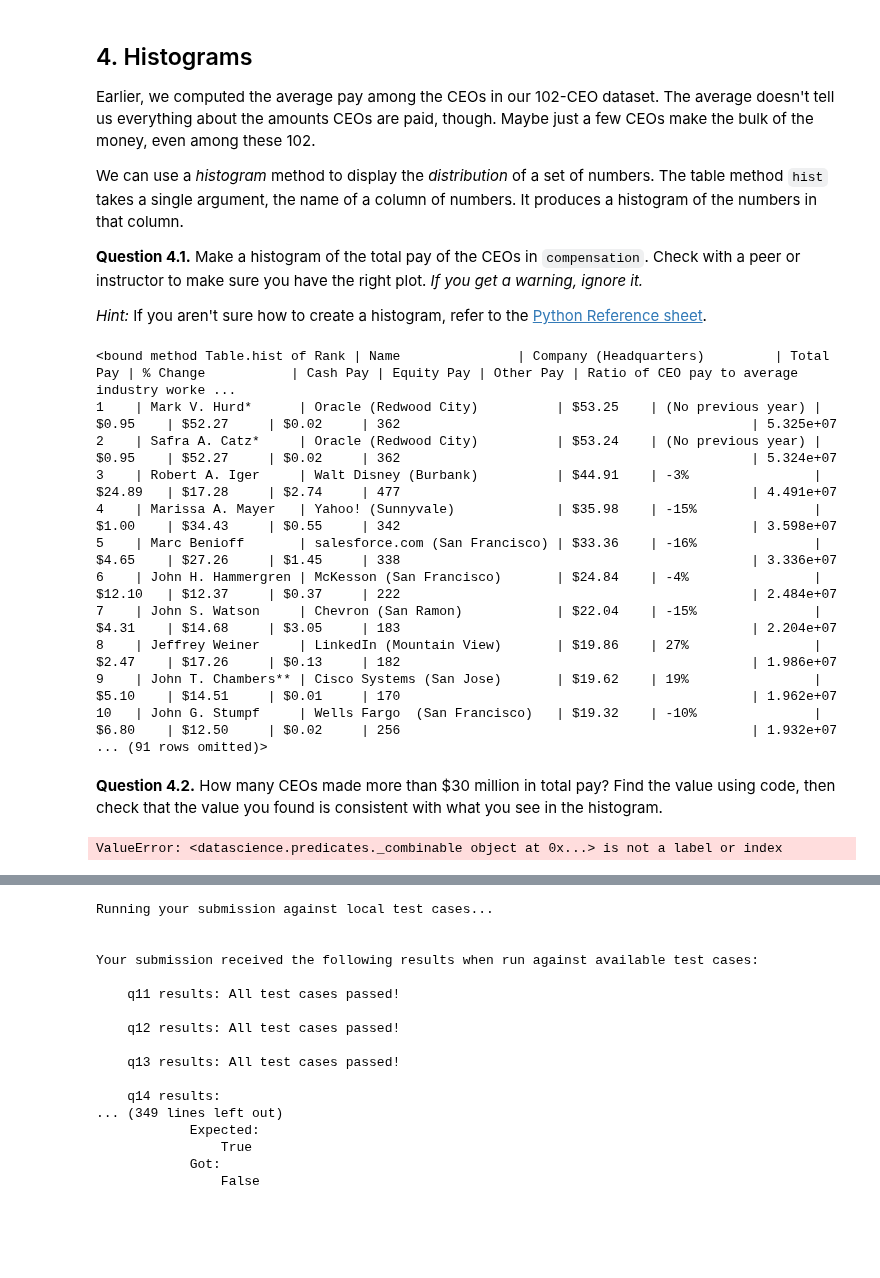
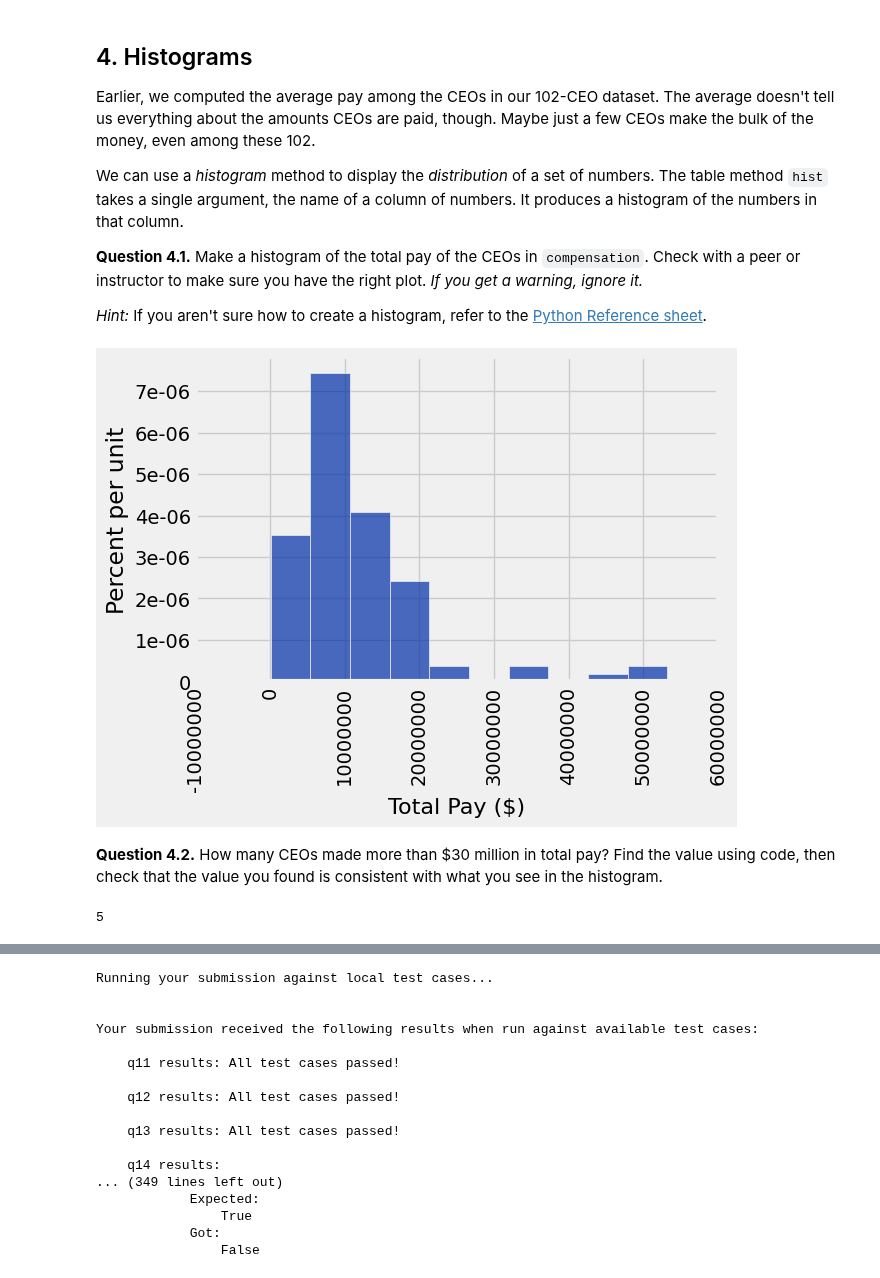
Before and after one commit to zeke5172-wq/Data-Analytics-class, a Jupyter notebook: lab04/lab04.ipynb, the cells around one changed output, grey strips where cells are left out. Drawn from its saved outputs; the diff is of its cells as text; code cells hidden in the pictures; blank space fills up the shorter version.

```diff
--- a/lab04/lab04.ipynb
+++ b/lab04/lab04.ipynb
@@ -650,27 +622,16 @@ We can use a *histogram* method to display the *distribution* of a set of number
 
 *Hint:* If you aren't sure how to create a histogram, refer to the [Python Reference sheet](https://www.data8.org/sp24/reference/).
 # %%
-compensation.hist
+compensation.hist("Total Pay ($)")
 # %% [output]
-<bound method Table.hist of Rank | Name               | Company (Headquarters)         | Total Pay | % Change           | Cash Pay | Equity Pay | Other Pay | Ratio of CEO pay to average industry worke ...
-1    | Mark V. Hurd*      | Oracle (Redwood City)          | $53.25    | (No previous year) | $0.95    | $52.27     | $0.02     | 362                                             | 5.325e+07
-2    | Safra A. Catz*     | Oracle (Redwood City)          | $53.24    | (No previous year) | $0.95    | $52.27     | $0.02     | 362                                             | 5.324e+07
-3    | Robert A. Iger     | Walt Disney (Burbank)          | $44.91    | -3%                | $24.89   | $17.28     | $2.74     | 477                                             | 4.491e+07
-4    | Marissa A. Mayer   | Yahoo! (Sunnyvale)             | $35.98    | -15%               | $1.00    | $34.43     | $0.55     | 342                                             | 3.598e+07
-5    | Marc Benioff       | salesforce.com (San Francisco) | $33.36    | -16%               | $4.65    | $27.26     | $1.45     | 338                                             | 3.336e+07
-6    | John H. Hammergren | McKesson (San Francisco)       | $24.84    | -4%                | $12.10   | $12.37     | $0.37     | 222                                             | 2.484e+07
-7    | John S. Watson     | Chevron (San Ramon)            | $22.04    | -15%               | $4.31    | $14.68     | $3.05     | 183                                             | 2.204e+07
-8    | Jeffrey Weiner     | LinkedIn (Mountain View)       | $19.86    | 27%                | $2.47    | $17.26     | $0.13     | 182                                             | 1.986e+07
-9    | John T. Chambers** | Cisco Systems (San Jose)       | $19.62    | 19%                | $5.10    | $14.51     | $0.01     | 170                                             | 1.962e+07
-10   | John G. Stumpf     | Wells Fargo  (San Francisco)   | $19.32    | -10%               | $6.80    | $12.50     | $0.02     | 256                                             | 1.932e+07
-... (91 rows omitted)>
+[figure, added]
 # %% [markdown]
 **Question 4.2.** How many CEOs made more than $30 million in total pay? Find the value using code, then check that the value you found is consistent with what you see in the histogram.
 # %%
-num_ceos_more_than_30_million_2 = compensation.select("Total Pay ($)", are.above(30))
+num_ceos_more_than_30_million_2 = compensation.where("Total Pay ($)", are.above(30000000)).num_rows
 num_ceos_more_than_30_million_2
 # %% [output]
-ValueError: <datascience.predicates._combinable object at 0x...> is not a label or index
+5
 # %%
 grader.check("q42")
 # %% [output]
```
Also changed, not shown: parts of 5 cells of this notebook, 1 other file.
